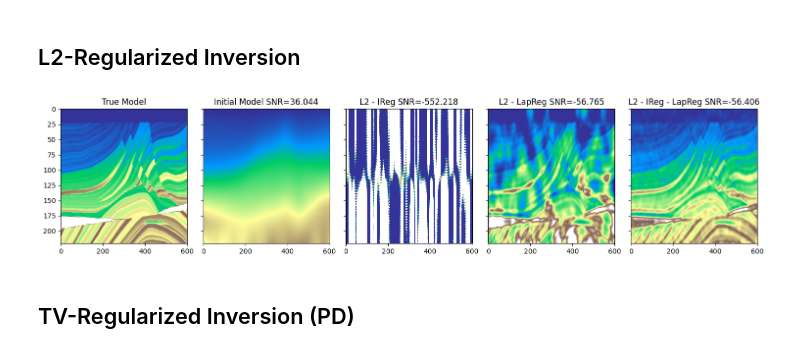
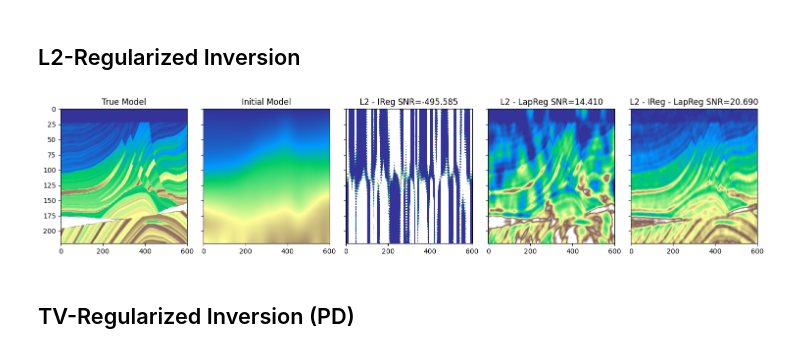
Before and after one commit to DIG-Kaust/Seismic_PnP, a Jupyter notebook: notebooks/PnP_PD_Post-Stack_Seismic_Inversion_marmousi.ipynb, the cells around one changed output. Cells and saved outputs as stored; diff of their text form; code cells hidden in the pictures.

```diff
--- a/notebooks/PnP_PD_Post-Stack_Seismic_Inversion_marmousi.ipynb
+++ b/notebooks/PnP_PD_Post-Stack_Seismic_Inversion_marmousi.ipynb
@@ -133,31 +133,33 @@ minv3 = RegularizedInversion(PPop_dense, dn.ravel(), [Dop],
                             **dict(iter_lim=2000), damp=0.1)[0]
 minv3 = np.exp(minv3.reshape(nz, nx))
 # %%
+plt.rcParams['font.size'] = '10'
+
 fig, ax = plt.subplots(1,5, figsize=(15,3.5), sharey=True)
 ax0=ax[0].imshow(np.exp(m), cmap="terrain" ,vmin=vmin, vmax=vmax)
 ax[0].set_title('True Model')
 ax[0].axis('tight')
 
 ax1=ax[1].imshow(np.exp(mback), cmap="terrain", vmin=vmin, vmax=vmax)
-ax[1].set_title('Initial Model SNR=%.3f' % snr(m, mback))
+ax[1].set_title('Initial Model')
 ax[1].axis('tight')
 
 ax2=ax[2].imshow(minv1, cmap="terrain", vmin=vmin, vmax=vmax)
-ax[2].set_title('L2 - IReg SNR=%.3f' % snr(m, minv1))
+ax[2].set_title('L2 - IReg SNR=%.3f' % snr(np.exp(m), minv1))
 ax[2].axis('tight')
 fig.tight_layout()
 
 ax2=ax[3].imshow(minv2, cmap="terrain", vmin=vmin, vmax=vmax)
-ax[3].set_title('L2 - LapReg SNR=%.3f' % snr(m, minv2))
+ax[3].set_title('L2 - LapReg SNR=%.3f' % snr(np.exp(m), minv2))
 ax[3].axis('tight')
 fig.tight_layout()
 
 ax2=ax[4].imshow(minv3, cmap="terrain", vmin=vmin, vmax=vmax)
-ax[4].set_title('L2 - IReg - LapReg SNR=%.3f' % snr(m, minv3))
+ax[4].set_title('L2 - IReg - LapReg SNR=%.3f' % snr(np.exp(m), minv3))
 ax[4].axis('tight')
 fig.tight_layout()
 # %% [output]
-[figure, old version]
+[figure, new version]
 # %% [markdown]
 ## TV-Regularized Inversion (PD)
 # %%
```
